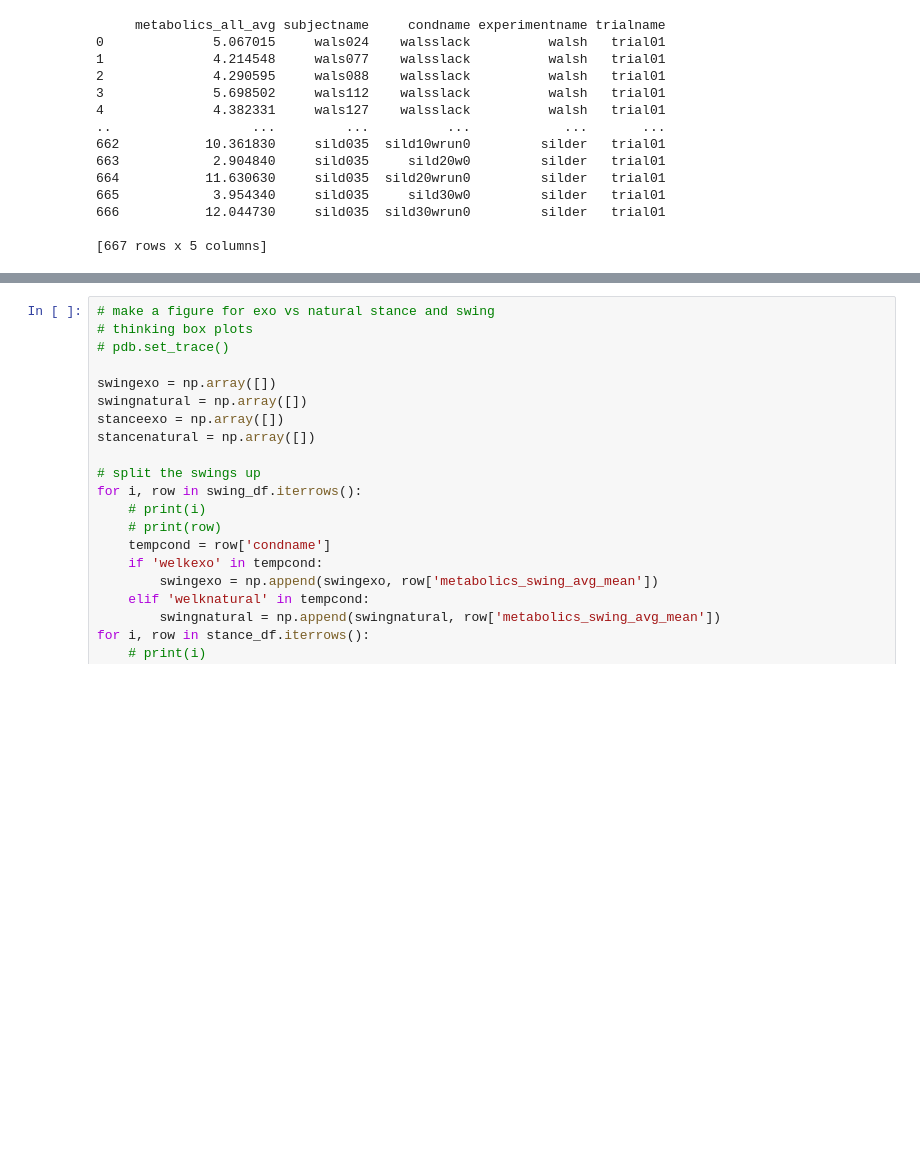
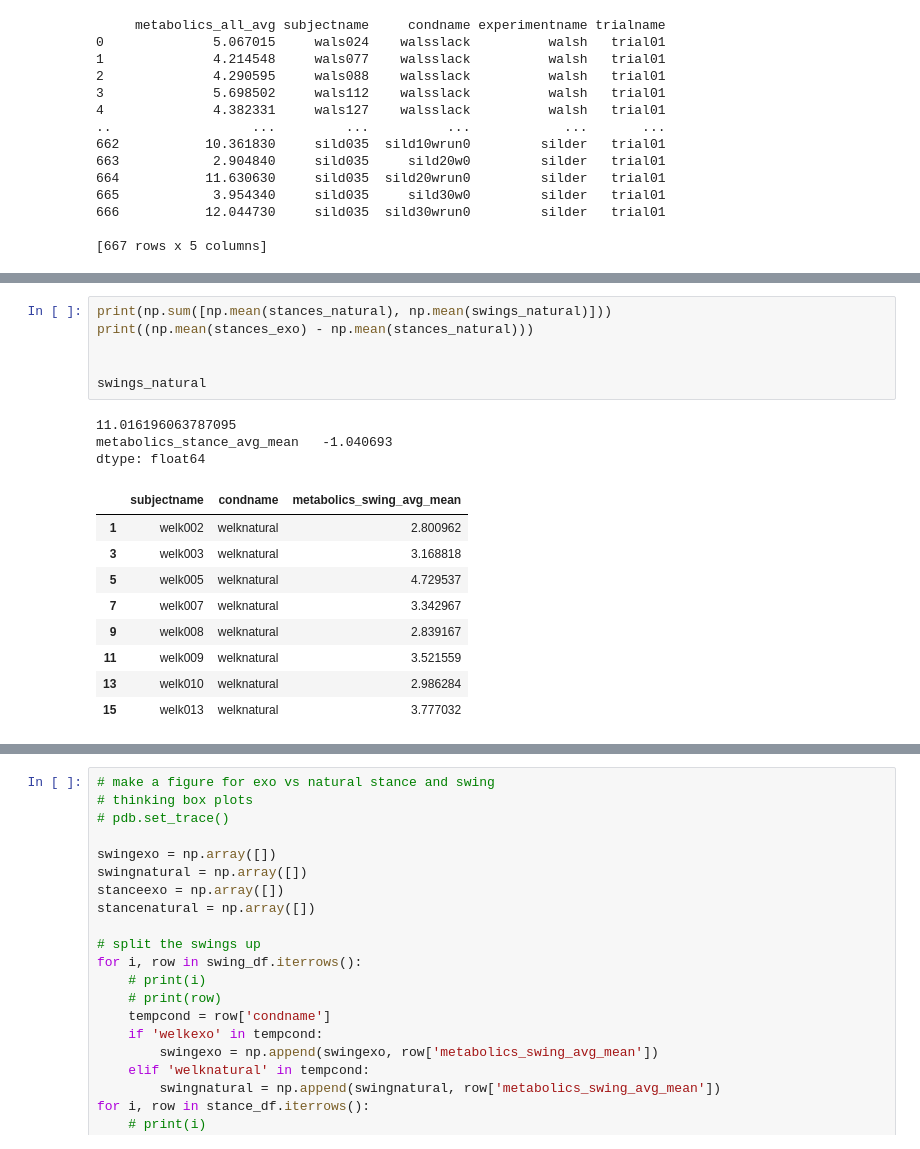
Before and after one commit to stingjp/muscleEnergyModel, a Jupyter notebook: plotting_stancevswing.ipynb, the cells around one changed output, grey strips where cells are left out. Drawn from its saved outputs; the diff is of its cells as text; blank space fills up the shorter version.

```diff
--- a/plotting_stancevswing.ipynb
+++ b/plotting_stancevswing.ipynb
@@ -227,0 +229,19 @@ Percent Difference swing: -0.617391
+# %%
+print(np.sum([np.mean(stances_natural), np.mean(swings_natural)]))
+print((np.mean(stances_exo) - np.mean(stances_natural)))
+
+
+swings_natural
+# %% [output]
+11.016196063787095
+metabolics_stance_avg_mean   -1.040693
+dtype: float64
+|  | subjectname | condname | metabolics_swing_avg_mean |
+| 1 | welk002 | welknatural | 2.800962 |
+| 3 | welk003 | welknatural | 3.168818 |
+| 5 | welk005 | welknatural | 4.729537 |
+| 7 | welk007 | welknatural | 3.342967 |
+| 9 | welk008 | welknatural | 2.839167 |
+| 11 | welk009 | welknatural | 3.521559 |
+| 13 | welk010 | welknatural | 2.986284 |
+| 15 | welk013 | welknatural | 3.777032 |
```
Also changed, not shown: parts of 10 cells of this notebook, 11 other files.
